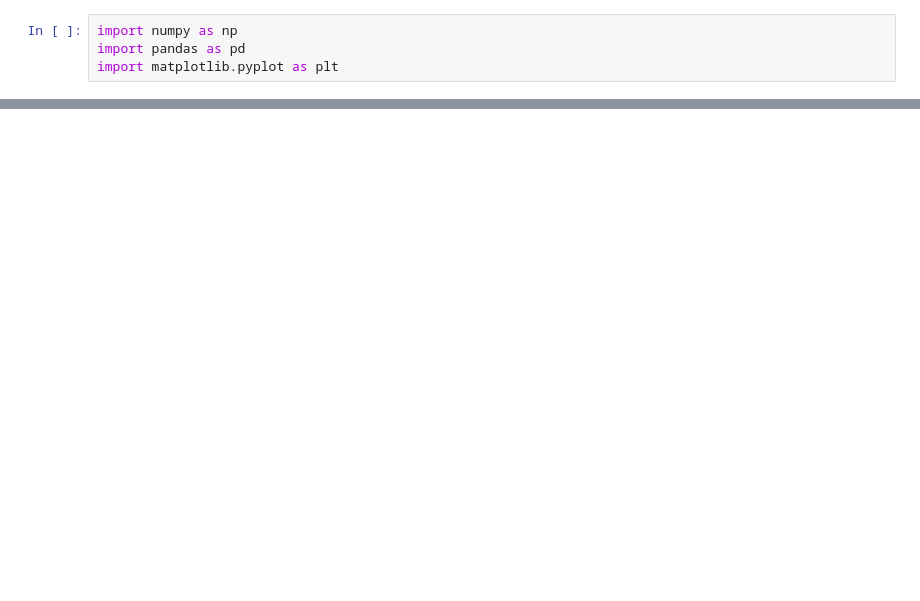
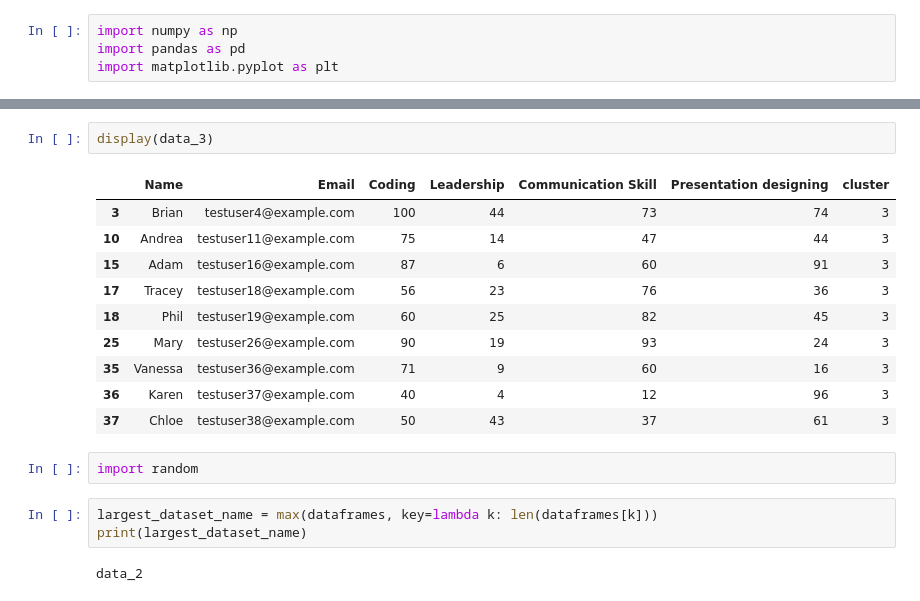
Before and after one commit to KiranKhayamali/Hackademia-Hackathon, a Jupyter notebook: model.ipynb, the cells around one changed output, grey strips where cells are left out. Saved outputs shown, nothing was run; the diff lists cells and outputs as text; blank space fills up the shorter version.

```diff
--- a/model.ipynb
+++ b/model.ipynb
@@ -61,0 +166,20 @@ import matplotlib.pyplot as plt
+# %%
+display(data_3)
+# %% [output]
+|  | Name | Email | Coding | Leadership | Communication Skill | Presentation designing | cluster |
+| 3 | Brian | testuser4@example.com | 100 | 44 | 73 | 74 | 3 |
+| 10 | Andrea | testuser11@example.com | 75 | 14 | 47 | 44 | 3 |
+| 15 | Adam | testuser16@example.com | 87 | 6 | 60 | 91 | 3 |
+| 17 | Tracey | testuser18@example.com | 56 | 23 | 76 | 36 | 3 |
+| 18 | Phil | testuser19@example.com | 60 | 25 | 82 | 45 | 3 |
+| 25 | Mary | testuser26@example.com | 90 | 19 | 93 | 24 | 3 |
+| 35 | Vanessa | testuser36@example.com | 71 | 9 | 60 | 16 | 3 |
+| 36 | Karen | testuser37@example.com | 40 | 4 | 12 | 96 | 3 |
+| 37 | Chloe | testuser38@example.com | 50 | 43 | 37 | 61 | 3 |
+# %%
+import random
+# %%
+largest_dataset_name = max(dataframes, key=lambda k: len(dataframes[k]))
+print(largest_dataset_name)
+# %% [output]
+data_2
```
Also changed, not shown: parts of 14 cells of this notebook.
